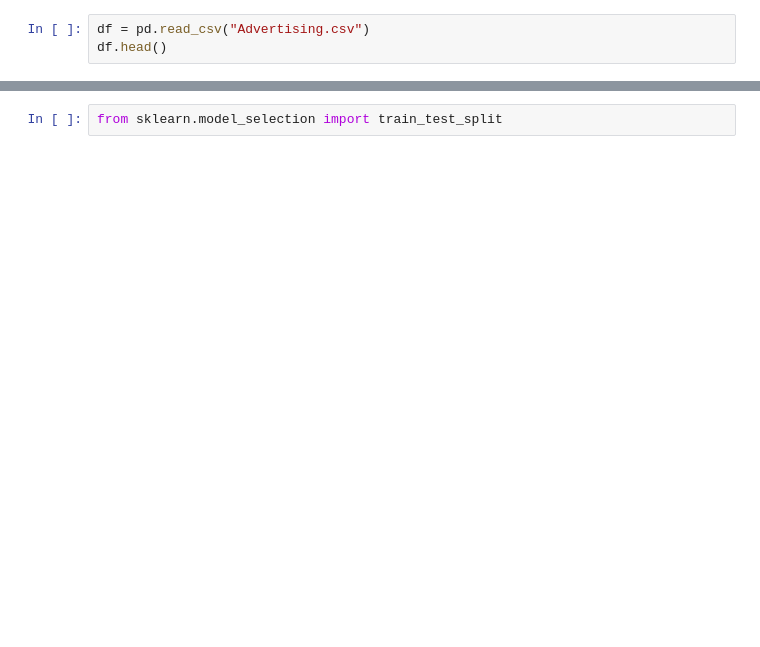
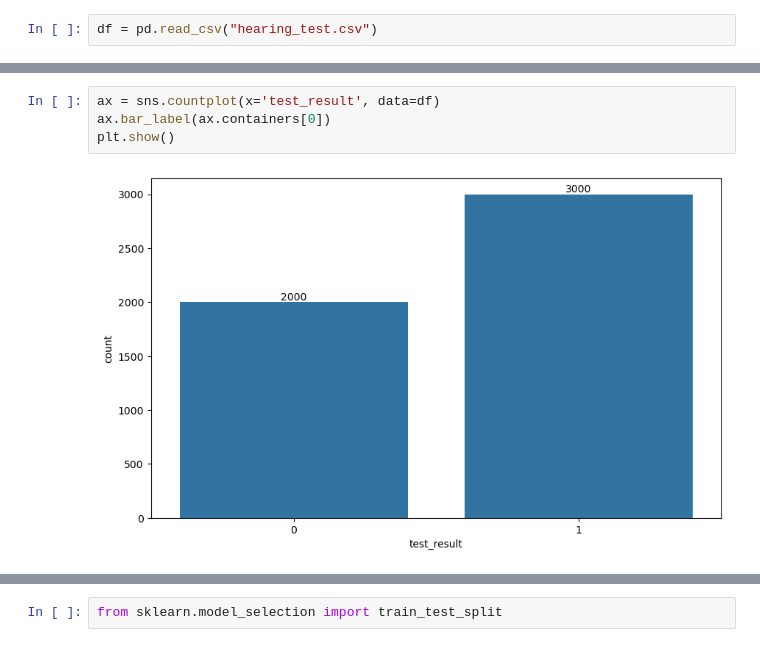
Before and after one commit to TarlanShukur/ML, a Jupyter notebook: ml.ipynb, the cells around one changed output, grey strips where cells are left out. Cells and saved outputs as stored; diff of their text form; blank space fills up the shorter version.

```diff
--- a/ml.ipynb
+++ b/ml.ipynb
@@ -12,3 +15,2 @@ warnings.filterwarnings("ignore")
 # %%
-df = pd.read_csv("Advertising.csv")
-df.head()
+df = pd.read_csv("hearing_test.csv")
@@ -21,0 +77,6 @@ df.head()
+# %%
+ax = sns.countplot(x='test_result', data=df)
+ax.bar_label(ax.containers[0])
+plt.show()
+# %% [output]
+[figure, added]
```
Also changed, not shown: parts of 148 cells of this notebook, 2 other files.
